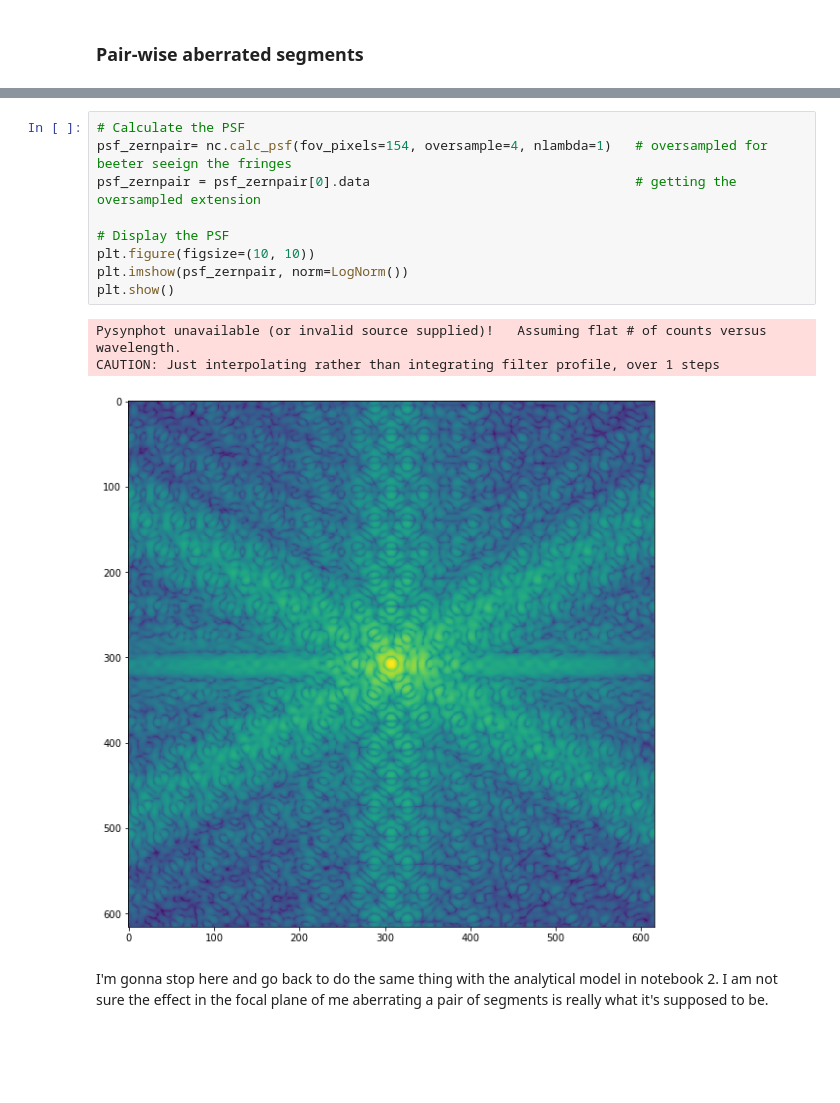
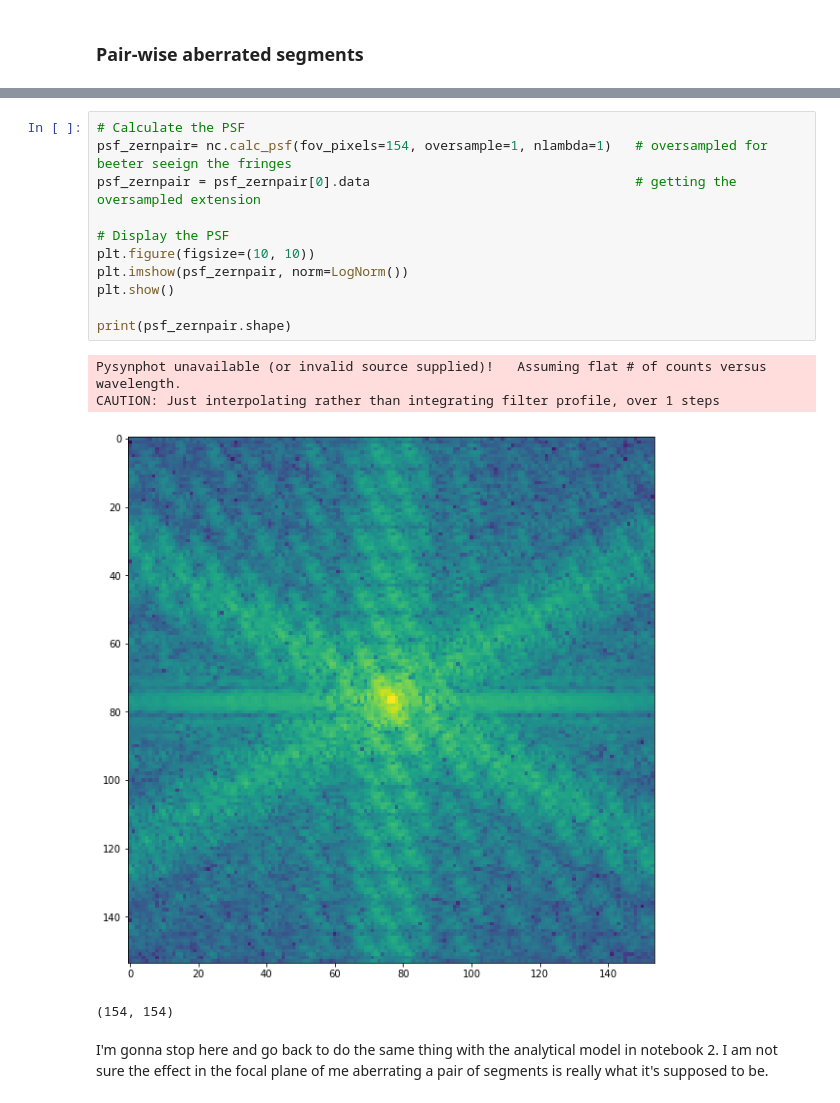
Before and after one commit to spacetelescope/PASTIS, a Jupyter notebook: Jupyter Notebooks/3_Testing the E2E simulations.ipynb, the cells around one changed output, grey strips where cells are left out. Drawn from its saved outputs; the diff is of its cells as text; blank space fills up the shorter version.

```diff
--- a/Jupyter Notebooks/3_Testing the E2E simulations.ipynb
+++ b/Jupyter Notebooks/3_Testing the E2E simulations.ipynb
@@ -405,16 +404,19 @@ nm_aber: 1000.0 nm
 # %%
 # Calculate the PSF
-psf_zernpair= nc.calc_psf(fov_pixels=154, oversample=4, nlambda=1)   # oversampled for beeter seeign the fringes
+psf_zernpair= nc.calc_psf(fov_pixels=154, oversample=1, nlambda=1)   # oversampled for beeter seeign the fringes
 psf_zernpair = psf_zernpair[0].data                                  # getting the oversampled extension
 
 # Display the PSF
 plt.figure(figsize=(10, 10))
 plt.imshow(psf_zernpair, norm=LogNorm())
 plt.show()
+
+print(psf_zernpair.shape)
 # %% [output]
 Pysynphot unavailable (or invalid source supplied)!   Assuming flat # of counts versus wavelength.
 CAUTION: Just interpolating rather than integrating filter profile, over 1 steps
-[figure, old version]
+[figure, new version]
+(154, 154)
 # %% [markdown]
 I'm gonna stop here and go back to do the same thing with the analytical model in notebook 2. I am not sure the effect in the focal plane of me aberrating a pair of segments is really what it's supposed to be.
 # %% [markdown]
```
Also changed, not shown: parts of 2 cells of this notebook.
